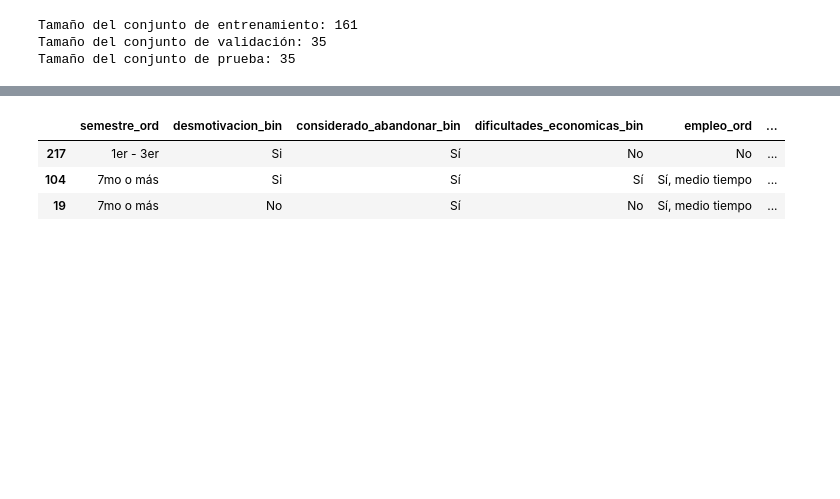
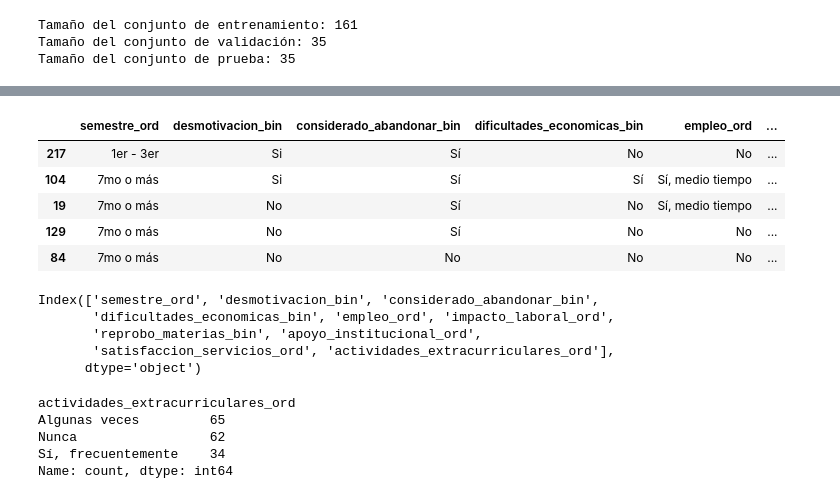
Before and after one commit to LandoDua/luminaria-analisis-datos, a Jupyter notebook: svm_luminaria.ipynb, the cells around one changed output, grey strips where cells are left out. Cells and saved outputs as stored; diff of their text form; code cells hidden in the pictures; blank space fills up the shorter version.

```diff
--- a/svm_luminaria.ipynb
+++ b/svm_luminaria.ipynb
@@ -243,4 +43,0 @@ def make_svm_pipeline():
-# %%
-pipe = make_svm_pipeline()
-
-pipe.fit(X_train)
@@ -265,7 +44,9 @@ array([[-1.37171857, -0.61324414,  1.79912259, ...,  0.        ,
 # %%
-X_train.head(3)
+X_train.head()
 # %% [output]
 |  | semestre_ord | desmotivacion_bin | considerado_abandonar_bin | dificultades_economicas_bin | empleo_ord | ... |
 | 217 | 1er - 3er | Si | Sí | No | No | ... |
 | 104 | 7mo o más | Si | Sí | Sí | Sí, medio tiempo | ... |
 | 19 | 7mo o más | No | Sí | No | Sí, medio tiempo | ... |
+| 129 | 7mo o más | No | Sí | No | No | ... |
+| 84 | 7mo o más | No | No | No | No | ... |
@@ -273,0 +53,16 @@ temp =pipe.transform(X_train)
+# %%
+X_train.columns
+# %% [output]
+Index(['semestre_ord', 'desmotivacion_bin', 'considerado_abandonar_bin',
+       'dificultades_economicas_bin', 'empleo_ord', 'impacto_laboral_ord',
+       'reprobo_materias_bin', 'apoyo_institucional_ord',
+       'satisfaccion_servicios_ord', 'actividades_extracurriculares_ord'],
+      dtype='object')
+# %%
+X_train['actividades_extracurriculares_ord'].value_counts()
+# %% [output]
+actividades_extracurriculares_ord
+Algunas veces         65
+Nunca                 62
+Sí, frecuentemente    34
+Name: count, dtype: int64
```
Also changed, not shown: parts of 13 cells of this notebook.
